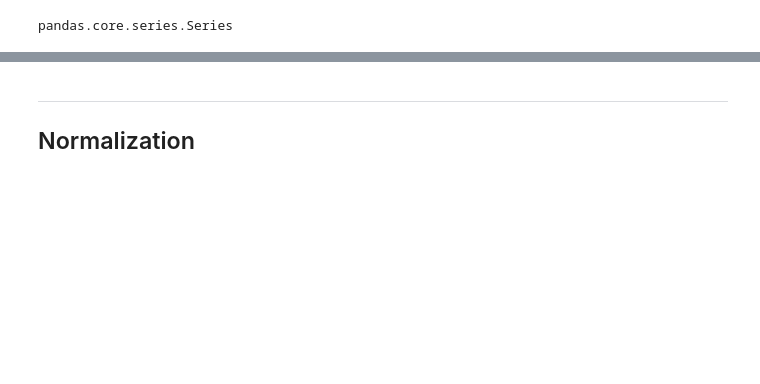
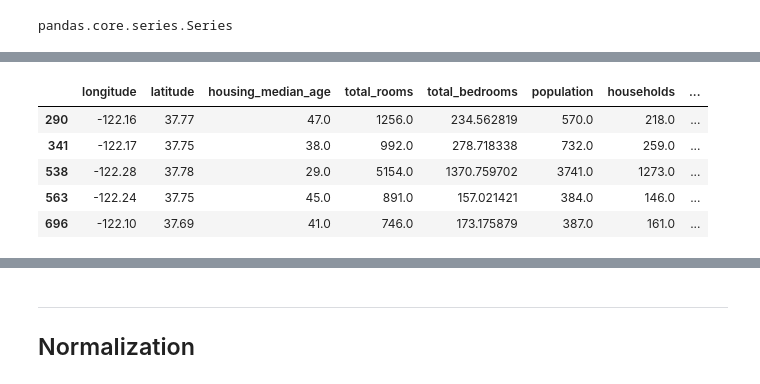
Before and after one commit to marianoju/neuefische, a Jupyter notebook: Multi-Dimensional Linear Regression.ipynb, the cells around one changed output, grey strips where cells are left out. Cells and saved outputs as stored; diff of their text form; code cells hidden in the pictures; blank space fills up the shorter version.

```diff
--- a/Multi-Dimensional Linear Regression.ipynb
+++ b/Multi-Dimensional Linear Regression.ipynb
@@ -162,2 +183,9 @@ See the caveats in the documentation: http://pandas.pydata.org/pandas-docs/stabl
 # %%
-missing_values['total_bedrooms']
+missing_values.head()
+# %% [output]
+|  | longitude | latitude | housing_median_age | total_rooms | total_bedrooms | population | households | ... |
+| 290 | -122.16 | 37.77 | 47.0 | 1256.0 | 234.562819 | 570.0 | 218.0 | ... |
+| 341 | -122.17 | 37.75 | 38.0 | 992.0 | 278.718338 | 732.0 | 259.0 | ... |
+| 538 | -122.28 | 37.78 | 29.0 | 5154.0 | 1370.759702 | 3741.0 | 1273.0 | ... |
+| 563 | -122.24 | 37.75 | 45.0 | 891.0 | 157.021421 | 384.0 | 146.0 | ... |
+| 696 | -122.10 | 37.69 | 41.0 | 746.0 | 173.175879 | 387.0 | 161.0 | ... |
```
Also changed, not shown: parts of 24 cells of this notebook.
